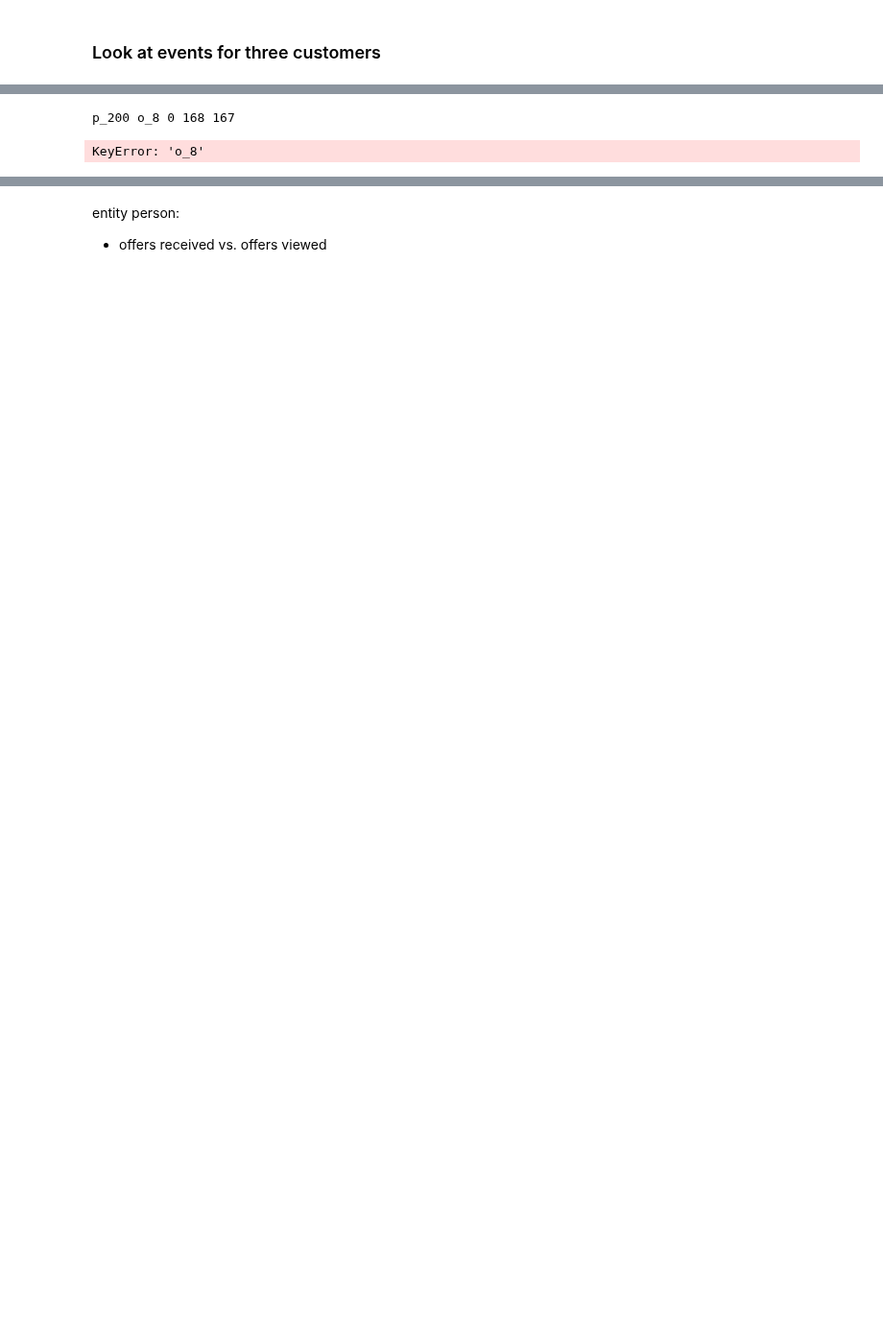
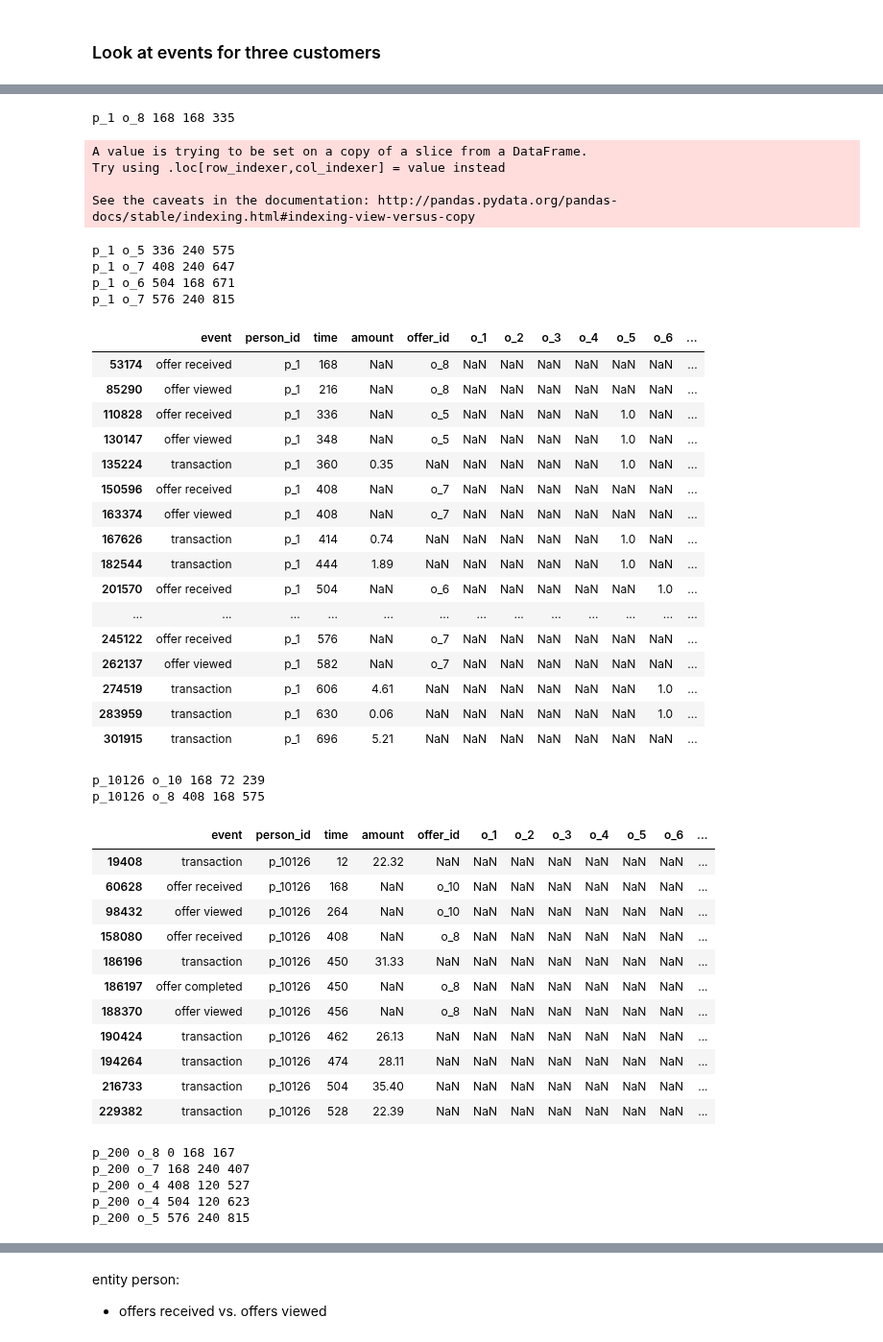
Before and after one commit to rbuerki/segmentation-challenge-starbucks, a Jupyter notebook: 2-eda.ipynb, the cells around one changed output, grey strips where cells are left out. Shown at 96% size. Drawn from its saved outputs; the diff is of its cells as text; code cells hidden in the pictures; blank space fills up the shorter version.

```diff
--- a/2-eda.ipynb
+++ b/2-eda.ipynb
@@ -124,22 +136,68 @@ transcript_sample.sort_values(['person_id', 'time'])
 # %%
+duration_dict = dict(zip(portfolio['offer_id'], portfolio['duration_hours']))
+
 transcript_extended = pd.DataFrame(columns=transcript.columns)
-duration_dict = dict(zip(portfolio['offer_id'], portfolio['duration_hours']))
 
 for person in transcript_sample['person_id'].unique():
     t_slice = transcript_sample.loc[transcript_sample['person_id'] == person]
 
     for index, row in t_slice.iterrows():
         if t_slice.loc[index, 'event'] == 'offer received':  ### MAYBE TO CHANGE TO OFFERS VIEWED, BUT STARTTIME HAS TO STAY HERE
             o_id = t_slice.loc[index, 'offer_id']
             o_start = t_slice.loc[index, 'time']
             o_duration = duration_dict[o_id]
             o_end = o_start + o_duration - 1
             print(person, o_id, o_start, o_duration, o_end)
 
-### FALSCH        t_slice[o_id] = np.where((t_slice['time'] >= o_start) & (t_slice['time'] <= o_end), 1, np.NaN)
+            t_slice[o_id] = np.where((t_slice['time'] >= o_start) & (t_slice['time'] <= o_end) \
+                                     & ((t_slice['amount'] >= 0) | (t_slice['offer_id'] == o_id)), \
+                                                 1, t_slice[o_id])
     display(t_slice)
 
     transcript_extended = pd.concat([transcript_extended, t_slice], join='outer')
 # %% [output]
-p_200 o_8 0 168 167
+p_1 o_8 168 168 335
-KeyError: 'o_8'
+A value is trying to be set on a copy of a slice from a DataFrame.
+Try using .loc[row_indexer,col_indexer] = value instead
+
+See the caveats in the documentation: http://pandas.pydata.org/pandas-docs/stable/indexing.html#indexing-view-versus-copy
+p_1 o_5 336 240 575
+p_1 o_7 408 240 647
+p_1 o_6 504 168 671
+p_1 o_7 576 240 815
+|  | event | person_id | time | amount | offer_id | o_1 | o_2 | o_3 | o_4 | o_5 | o_6 | ... |
+| 53174 | offer received | p_1 | 168 | NaN | o_8 | NaN | NaN | NaN | NaN | NaN | NaN | ... |
+| 85290 | offer viewed | p_1 | 216 | NaN | o_8 | NaN | NaN | NaN | NaN | NaN | NaN | ... |
+| 110828 | offer received | p_1 | 336 | NaN | o_5 | NaN | NaN | NaN | NaN | 1.0 | NaN | ... |
+| 130147 | offer viewed | p_1 | 348 | NaN | o_5 | NaN | NaN | NaN | NaN | 1.0 | NaN | ... |
+| 135224 | transaction | p_1 | 360 | 0.35 | NaN | NaN | NaN | NaN | NaN | 1.0 | NaN | ... |
+| 150596 | offer received | p_1 | 408 | NaN | o_7 | NaN | NaN | NaN | NaN | NaN | NaN | ... |
+| 163374 | offer viewed | p_1 | 408 | NaN | o_7 | NaN | NaN | NaN | NaN | NaN | NaN | ... |
+| 167626 | transaction | p_1 | 414 | 0.74 | NaN | NaN | NaN | NaN | NaN | 1.0 | NaN | ... |
+| 182544 | transaction | p_1 | 444 | 1.89 | NaN | NaN | NaN | NaN | NaN | 1.0 | NaN | ... |
+| 201570 | offer received | p_1 | 504 | NaN | o_6 | NaN | NaN | NaN | NaN | NaN | 1.0 | ... |
+| ... | ... | ... | ... | ... | ... | ... | ... | ... | ... | ... | ... | ... |
+| 245122 | offer received | p_1 | 576 | NaN | o_7 | NaN | NaN | NaN | NaN | NaN | NaN | ... |
+| 262137 | offer viewed | p_1 | 582 | NaN | o_7 | NaN | NaN | NaN | NaN | NaN | NaN | ... |
+| 274519 | transaction | p_1 | 606 | 4.61 | NaN | NaN | NaN | NaN | NaN | NaN | 1.0 | ... |
+| 283959 | transaction | p_1 | 630 | 0.06 | NaN | NaN | NaN | NaN | NaN | NaN | 1.0 | ... |
+| 301915 | transaction | p_1 | 696 | 5.21 | NaN | NaN | NaN | NaN | NaN | NaN | NaN | ... |
+p_10126 o_10 168 72 239
+p_10126 o_8 408 168 575
+|  | event | person_id | time | amount | offer_id | o_1 | o_2 | o_3 | o_4 | o_5 | o_6 | ... |
+| 19408 | transaction | p_10126 | 12 | 22.32 | NaN | NaN | NaN | NaN | NaN | NaN | NaN | ... |
+| 60628 | offer received | p_10126 | 168 | NaN | o_10 | NaN | NaN | NaN | NaN | NaN | NaN | ... |
+| 98432 | offer viewed | p_10126 | 264 | NaN | o_10 | NaN | NaN | NaN | NaN | NaN | NaN | ... |
+| 158080 | offer received | p_10126 | 408 | NaN | o_8 | NaN | NaN | NaN | NaN | NaN | NaN | ... |
+| 186196 | transaction | p_10126 | 450 | 31.33 | NaN | NaN | NaN | NaN | NaN | NaN | NaN | ... |
+| 186197 | offer completed | p_10126 | 450 | NaN | o_8 | NaN | NaN | NaN | NaN | NaN | NaN | ... |
+| 188370 | offer viewed | p_10126 | 456 | NaN | o_8 | NaN | NaN | NaN | NaN | NaN | NaN | ... |
+| 190424 | transaction | p_10126 | 462 | 26.13 | NaN | NaN | NaN | NaN | NaN | NaN | NaN | ... |
+| 194264 | transaction | p_10126 | 474 | 28.11 | NaN | NaN | NaN | NaN | NaN | NaN | NaN | ... |
+| 216733 | transaction | p_10126 | 504 | 35.40 | NaN | NaN | NaN | NaN | NaN | NaN | NaN | ... |
+| 229382 | transaction | p_10126 | 528 | 22.39 | NaN | NaN | NaN | NaN | NaN | NaN | NaN | ... |
+p_200 o_8 0 168 167
+p_200 o_7 168 240 407
+p_200 o_4 408 120 527
+p_200 o_4 504 120 623
+p_200 o_5 576 240 815
```
Also changed, not shown: parts of 12 cells of this notebook.
